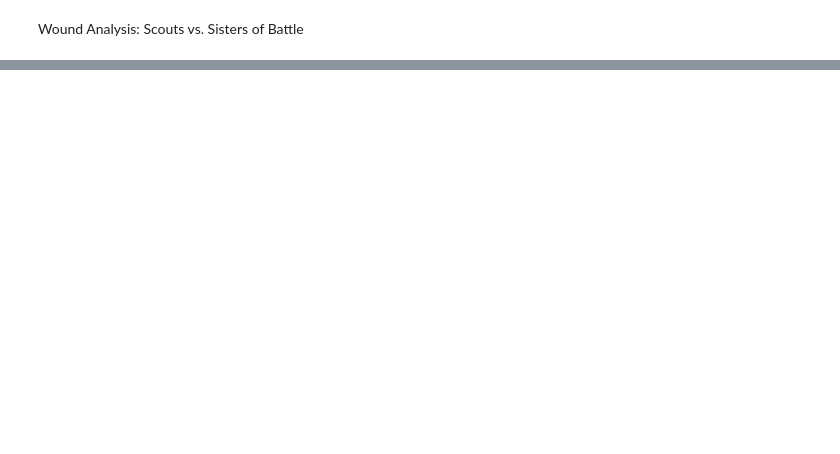
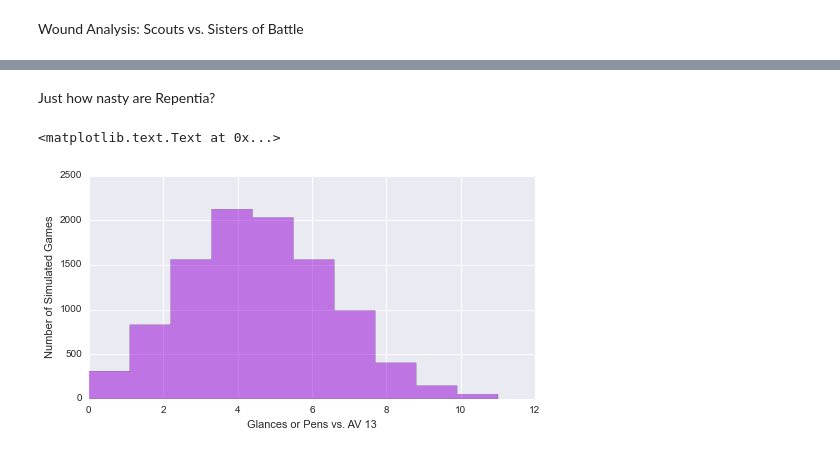
Before and after one commit to elofgren/VarianceHammer, a Jupyter notebook: Examples/Alternatives to AdMech.ipynb, the cells around one changed output, grey strips where cells are left out. Drawn from its saved outputs; the diff is of its cells as text; code cells hidden in the pictures; blank space fills up the shorter version.

Commit message:
Repentia
Including some analysis for the Repentia

```diff
--- a/Examples/Alternatives to AdMech.ipynb
+++ b/Examples/Alternatives to AdMech.ipynb
@@ -242,0 +287,19 @@ plt.ylabel("Number of Simulated Games")
+# %% [markdown]
+Just how nasty are Repentia?
+# %%
+def Repentia():
+    RepentiaAttacks = Shooting(3,(4*4),'N')[1]
+    RepentiaGorP = ArmorBane(6,13,7,RepentiaAttacks,11)
+    return RepentiaGorP
+# %%
+RepentiavAv13 = np.empty([runs,1])
+
+for r in range(runs):
+    RepentiavAv13[r][0] = Repentia()
+# %%
+plt.hist(RepentiavAv13[:,0],alpha=0.50,color="DarkViolet",histtype="stepfilled")
+plt.xlabel("Glances or Pens vs. AV 13")
+plt.ylabel("Number of Simulated Games")
+# %% [output]
+<matplotlib.text.Text at 0x...>
+[figure, added]
```
Also changed, not shown: parts of 3 cells of this notebook.
